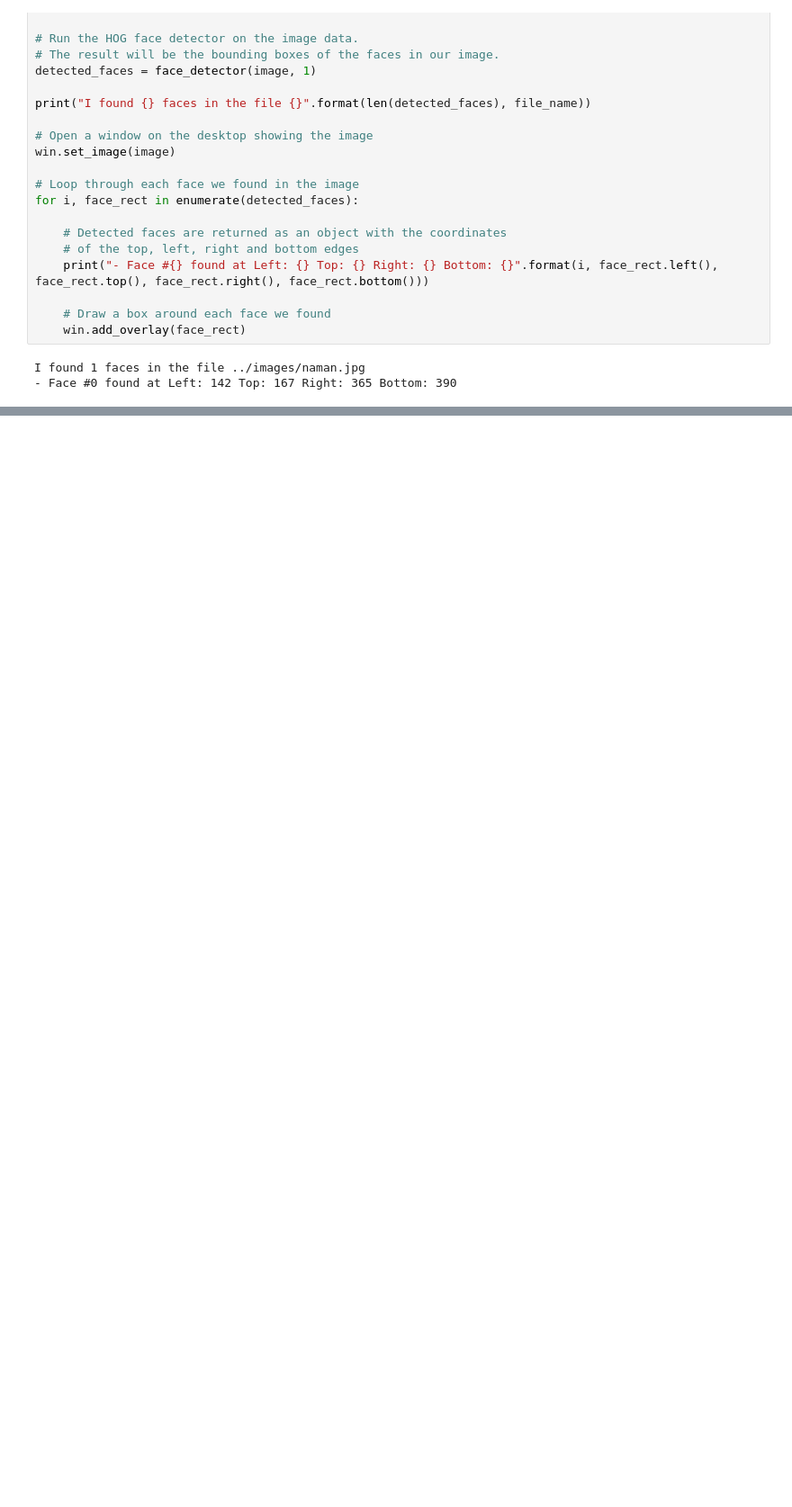
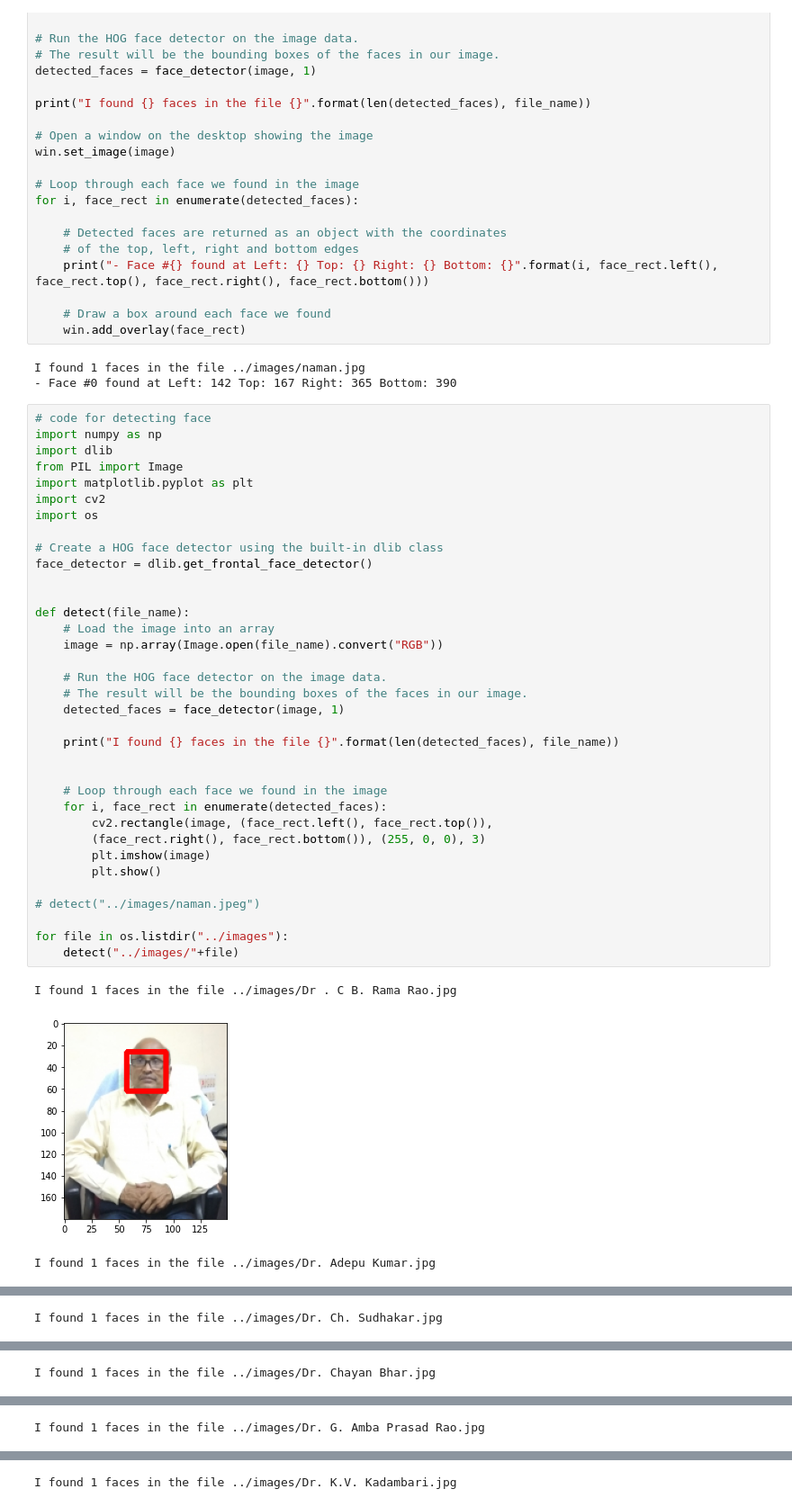
Before and after one commit to namantam1/real-time-one-shot-face-recognition, a Jupyter notebook: notebooks/Dlib_codes.ipynb, the cells around one changed output, grey strips where cells are left out. Shown at 90% size. Drawn from its saved outputs; the diff is of its cells as text; blank space fills up the shorter version.

```diff
--- a/notebooks/Dlib_codes.ipynb
+++ b/notebooks/Dlib_codes.ipynb
@@ -97,3 +97,42 @@ for i, face_rect in enumerate(detected_faces):
 # %% [output]
 I found 1 faces in the file ../images/naman.jpg
 - Face #0 found at Left: 142 Top: 167 Right: 365 Bottom: 390
+# %%
+# code for detecting face
+import numpy as np
+import dlib
+from PIL import Image
+import matplotlib.pyplot as plt
+import cv2
+import os
+
+# Create a HOG face detector using the built-in dlib class
+face_detector = dlib.get_frontal_face_detector()
+
+
+def detect(file_name):
+    # Load the image into an array
+    image = np.array(Image.open(file_name).convert("RGB"))
+
+    # Run the HOG face detector on the image data.
+    # The result will be the bounding boxes of the faces in our image.
+    detected_faces = face_detector(image, 1)
+
+    print("I found {} faces in the file {}".format(len(detected_faces), file_name))
+
+
+    # Loop through each face we found in the image
+    for i, face_rect in enumerate(detected_faces):
+        cv2.rectangle(image, (face_rect.left(), face_rect.top()),
+		(face_rect.right(), face_rect.bottom()), (255, 0, 0), 3)
+        plt.imshow(image)
+        plt.show()
+
+# detect("../images/naman.jpeg")
+
+for file in os.listdir("../images"):
+    detect("../images/"+file)
+# %% [output]
+I found 1 faces in the file ../images/Dr . C B. Rama Rao.jpg
+[figure, added]
+I found 1 faces in the file ../images/Dr. Adepu Kumar.jpg
@@ -99,0 +140 @@ I found 1 faces in the file ../images/naman.jpg
+I found 1 faces in the file ../images/Dr. Ch. Sudhakar.jpg
@@ -99,0 +142 @@ I found 1 faces in the file ../images/naman.jpg
+I found 1 faces in the file ../images/Dr. Chayan Bhar.jpg
@@ -99,0 +144 @@ I found 1 faces in the file ../images/naman.jpg
+I found 1 faces in the file ../images/Dr. G. Amba Prasad Rao.jpg
@@ -99,0 +146 @@ I found 1 faces in the file ../images/naman.jpg
+I found 1 faces in the file ../images/Dr. K.V. Kadambari.jpg
```
Also changed, not shown: parts of 1 cell of this notebook, 5 other files.
